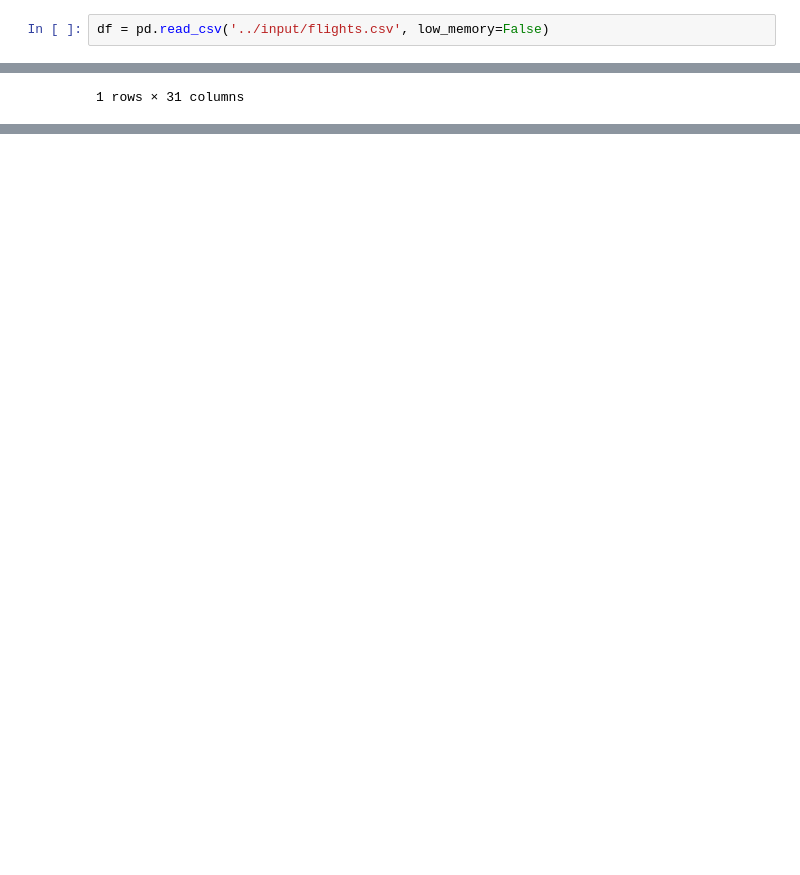
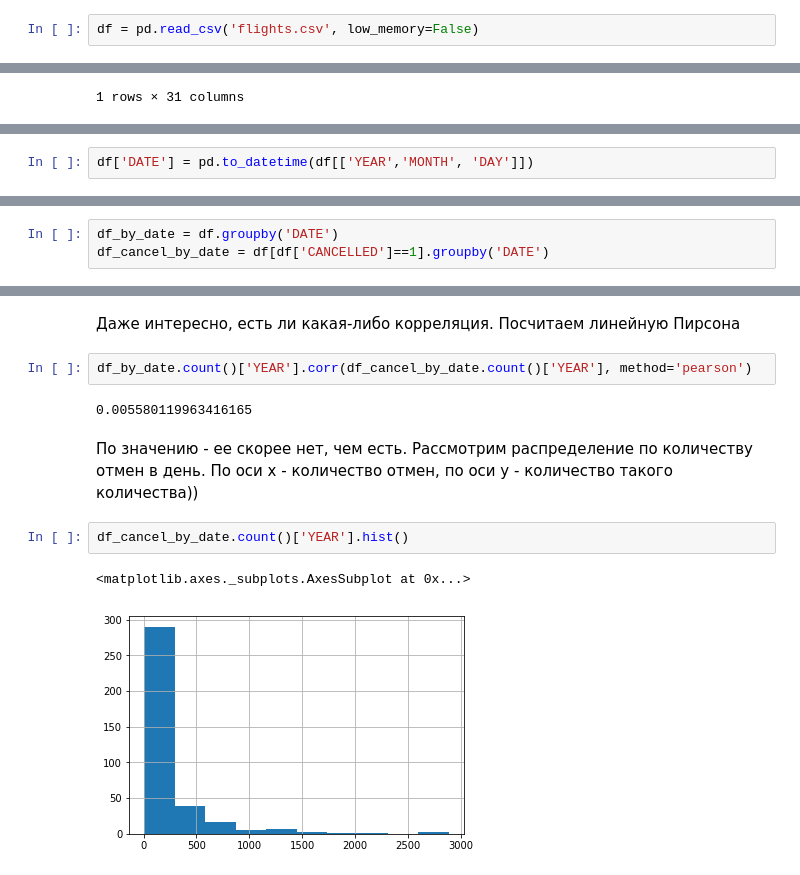
Before and after one commit to pyltsin/ipynb, a Jupyter notebook: otus/5 (визуализация данных)/exercises/part2.ipynb, the cells around one changed output, grey strips where cells are left out. Saved outputs shown, nothing was run; the diff lists cells and outputs as text; blank space fills up the shorter version.

```diff
--- a/otus/5 (визуализация данных)/exercises/part2.ipynb
+++ b/otus/5 (визуализация данных)/exercises/part2.ipynb
@@ -86,7 +86,7 @@ import pandas as pd
 # %% [output]
 Populating the interactive namespace from numpy and matplotlib
 # %%
-df = pd.read_csv('../input/flights.csv', low_memory=False)
+df = pd.read_csv('flights.csv', low_memory=False)
 # %% [markdown]
 Посмотрим на данные
 # %%
@@ -121,0 +124,2 @@ memory usage: 1.3+ GB
+# %%
+df['DATE'] = pd.to_datetime(df[['YEAR','MONTH', 'DAY']])
@@ -121,0 +168,3 @@ memory usage: 1.3+ GB
+# %%
+df_by_date = df.groupby('DATE')
+df_cancel_by_date = df[df['CANCELLED']==1].groupby('DATE')
@@ -121,0 +183,14 @@ memory usage: 1.3+ GB
+# %% [markdown]
+Даже интересно, есть ли какая-либо корреляция. Посчитаем линейную Пирсона
+# %%
+df_by_date.count()['YEAR'].corr(df_cancel_by_date.count()['YEAR'], method='pearson')
+# %% [output]
+0.005580119963416165
+# %% [markdown]
+По значению - ее скорее нет, чем есть.
+Рассмотрим распределение по количеству отмен в день. По оси x - количество отмен, по оси y - количество такого количества))
+# %%
+df_cancel_by_date.count()['YEAR'].hist()
+# %% [output]
+<matplotlib.axes._subplots.AxesSubplot at 0x...>
+[figure, added]
```
Also changed, not shown: parts of 54 cells of this notebook, 1 other file.
